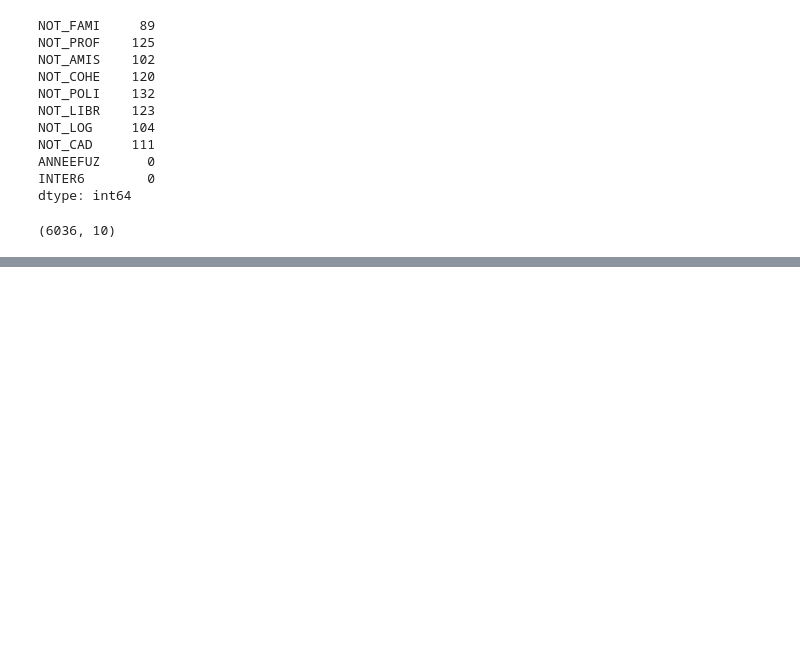
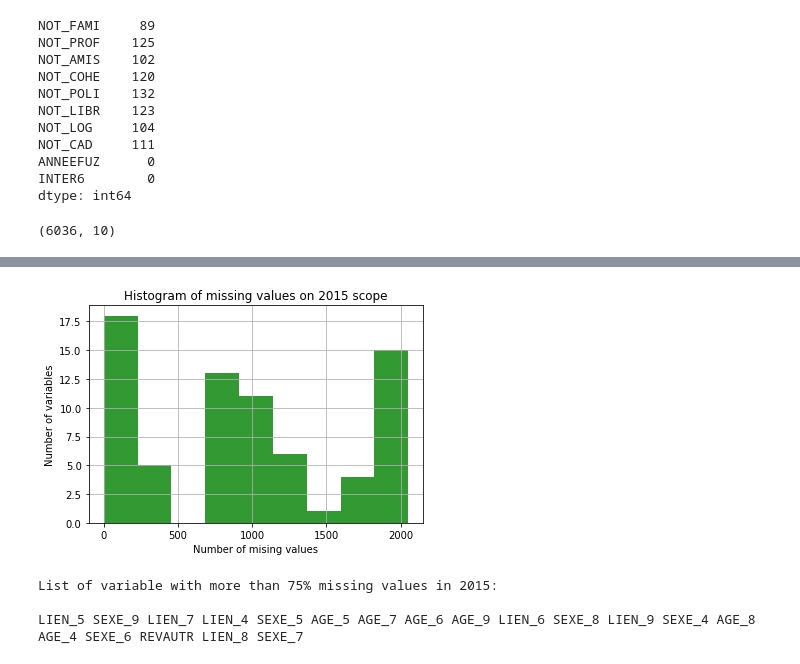
Before and after one commit to Greg131/Felix, a Jupyter notebook: Exploration with python.ipynb, the cells around one changed output, grey strips where cells are left out. Saved outputs shown, nothing was run; the diff lists cells and outputs as text; code cells hidden in the pictures; blank space fills up the shorter version.

```diff
--- a/Exploration with python.ipynb
+++ b/Exploration with python.ipynb
@@ -143,0 +202,11 @@ plt.grid()
+# %%
+# number of missing value per variable for a given year
+na_2015 = np.sum(cdv.loc[cdv["ANNEEFUZ"] == 2015].isnull())
+na_2016 = np.sum(cdv.loc[cdv["ANNEEFUZ"] == 2016].isnull())
+na_2017 = np.sum(cdv.loc[cdv["ANNEEFUZ"] == 2017].isnull())
+na_2018 = np.sum(cdv.loc[cdv["ANNEEFUZ"] == 2018].isnull())
+# %%
+complete_2015 = set(na_2015[na_2015==0].index)
+complete_2016 = set(na_2016[na_2016==0].index)
+complete_2017 = set(na_2017[na_2017==0].index)
+complete_2018 = set(na_2018[na_2018==0].index)
@@ -143,0 +223,5 @@ plt.grid()
+# %%
+missing_2015 = set(na_2015[na_2015==2045].index)
+missing_2016 = set(na_2016[na_2016==3050].index)
+missing_2017 = set(na_2017[na_2017==3020].index)
+missing_2018 = set(na_2018[na_2018==3016].index)
@@ -143,0 +238,6 @@ plt.grid()
+# %%
+full_scope = set(cdv.columns)
+scope_2015 = full_scope - missing_2015
+scope_2016 = full_scope - missing_2016
+scope_2017 = full_scope - missing_2017
+scope_2018 = full_scope - missing_2018
@@ -143,0 +287,20 @@ plt.grid()
+# %%
+number_missing_values_per_variable_2015 = np.sum(cdv.loc[cdv["ANNEEFUZ"]==2015].isnull())
+fig=plt.figure()
+plt.title("Histogram of missing values on 2015 scope")
+plt.ylabel(u'Number of variables')
+plt.xlabel("Number of mising values")
+bins = np.linspace(0, 2050,10)
+plt.hist(number_missing_values_per_variable_2015[scope_2015 - complete_2015], bins, facecolor='g', alpha=0.8)
+plt.grid()
+# %% [output]
+[figure, added]
+# %%
+print("List of variable with more than 75% missing values in 2015:\n")
+l = number_missing_values_per_variable_2015[scope_2015 -
+                                            complete_2015][number_missing_values_per_variable_2015 > 0.75*2045]
+print(" ".join(l.index))
+# %% [output]
+List of variable with more than 75% missing values in 2015:
+
+LIEN_5 SEXE_9 LIEN_7 LIEN_4 SEXE_5 AGE_5 AGE_7 AGE_6 AGE_9 LIEN_6 SEXE_8 LIEN_9 SEXE_4 AGE_8 AGE_4 SEXE_6 REVAUTR LIEN_8 SEXE_7
```
Also changed, not shown: parts of 39 cells of this notebook, 1 other file.
